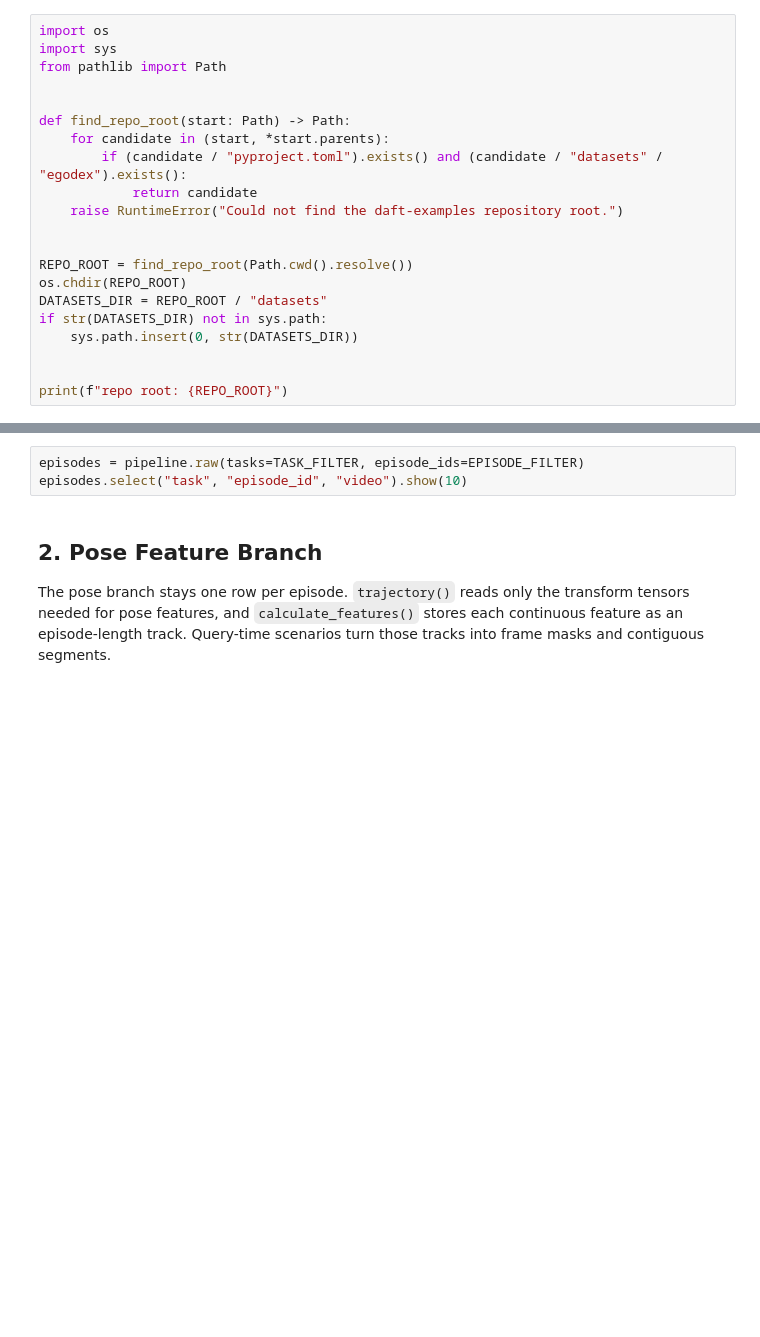
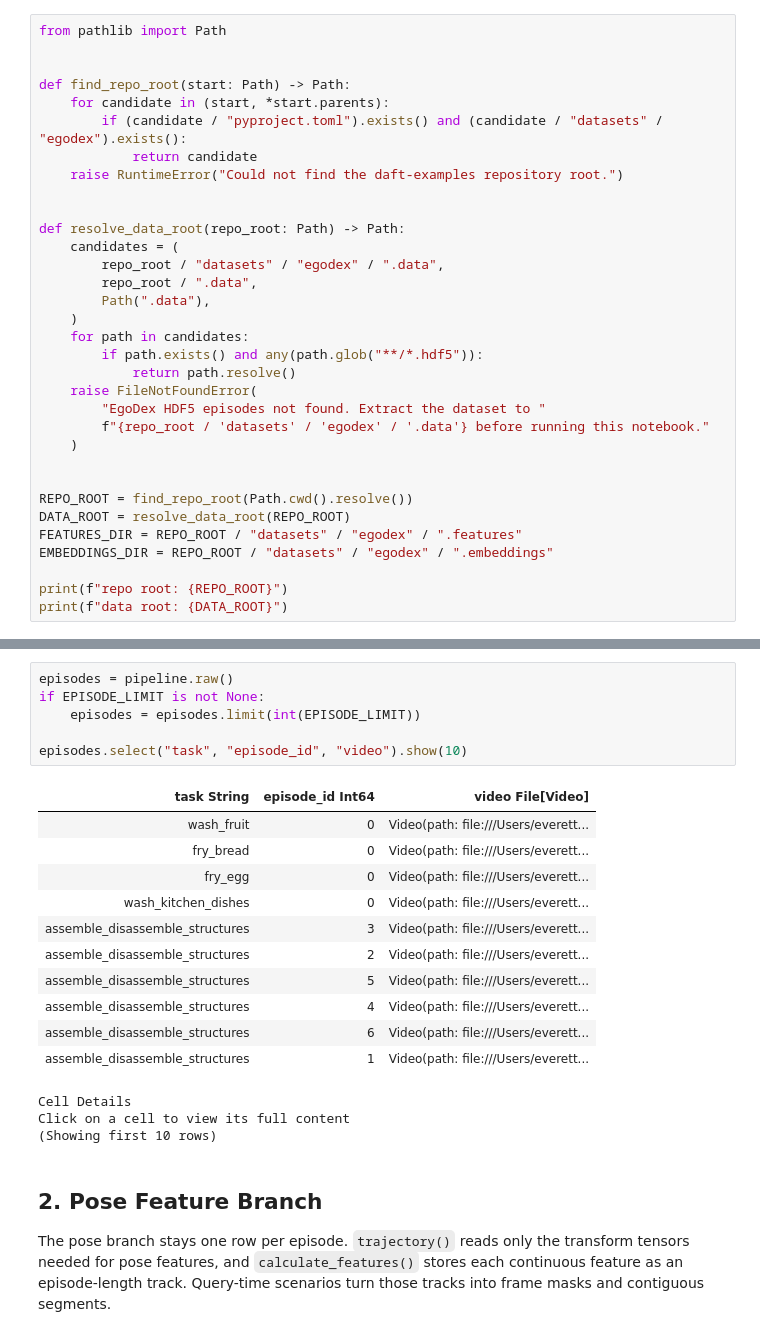
Before and after one commit to Eventual-Inc/daft-examples, a Jupyter notebook: datasets/egodex/egodex_demo.ipynb, the cells around one changed output, grey strips where cells are left out. Cells and saved outputs as stored; diff of their text form; blank space fills up the shorter version.

```diff
--- a/datasets/egodex/egodex_demo.ipynb
+++ b/datasets/egodex/egodex_demo.ipynb
@@ -11,6 +17,4 @@ The notebook should run from the repository root or from `datasets/egodex`. It a
 # %%
-import os
-import sys
 from pathlib import Path
 
 
@@ -21,11 +25,25 @@ def find_repo_root(start: Path) -> Path:
     raise RuntimeError("Could not find the daft-examples repository root.")
 
 
-REPO_ROOT = find_repo_root(Path.cwd().resolve())
-os.chdir(REPO_ROOT)
-DATASETS_DIR = REPO_ROOT / "datasets"
-if str(DATASETS_DIR) not in sys.path:
-    sys.path.insert(0, str(DATASETS_DIR))
+def resolve_data_root(repo_root: Path) -> Path:
+    candidates = (
+        repo_root / "datasets" / "egodex" / ".data",
+        repo_root / ".data",
+        Path(".data"),
+    )
+    for path in candidates:
+        if path.exists() and any(path.glob("**/*.hdf5")):
+            return path.resolve()
+    raise FileNotFoundError(
+        "EgoDex HDF5 episodes not found. Extract the dataset to "
+        f"{repo_root / 'datasets' / 'egodex' / '.data'} before running this notebook."
+    )
 
 
+REPO_ROOT = find_repo_root(Path.cwd().resolve())
+DATA_ROOT = resolve_data_root(REPO_ROOT)
+FEATURES_DIR = REPO_ROOT / "datasets" / "egodex" / ".features"
+EMBEDDINGS_DIR = REPO_ROOT / "datasets" / "egodex" / ".embeddings"
+
 print(f"repo root: {REPO_ROOT}")
+print(f"data root: {DATA_ROOT}")
@@ -73,6 +93,24 @@ print(f"episode filter: {EPISODE_FILTER}")
 # %%
-episodes = pipeline.raw(tasks=TASK_FILTER, episode_ids=EPISODE_FILTER)
+episodes = pipeline.raw()
+if EPISODE_LIMIT is not None:
+    episodes = episodes.limit(int(EPISODE_LIMIT))
+
 episodes.select("task", "episode_id", "video").show(10)
+# %% [output]
+| task String | episode_id Int64 | video File[Video] |
+| wash_fruit | 0 | Video(path: file:///Users/everett... |
+| fry_bread | 0 | Video(path: file:///Users/everett... |
+| fry_egg | 0 | Video(path: file:///Users/everett... |
+| wash_kitchen_dishes | 0 | Video(path: file:///Users/everett... |
+| assemble_disassemble_structures | 3 | Video(path: file:///Users/everett... |
+| assemble_disassemble_structures | 2 | Video(path: file:///Users/everett... |
+| assemble_disassemble_structures | 5 | Video(path: file:///Users/everett... |
+| assemble_disassemble_structures | 4 | Video(path: file:///Users/everett... |
+| assemble_disassemble_structures | 6 | Video(path: file:///Users/everett... |
+| assemble_disassemble_structures | 1 | Video(path: file:///Users/everett... |
+Cell Details
+Click on a cell to view its full content
+(Showing first 10 rows)
 # %% [markdown]
 ## 2. Pose Feature Branch
 
```
Also changed, not shown: parts of 17 cells of this notebook, 9 other files.
